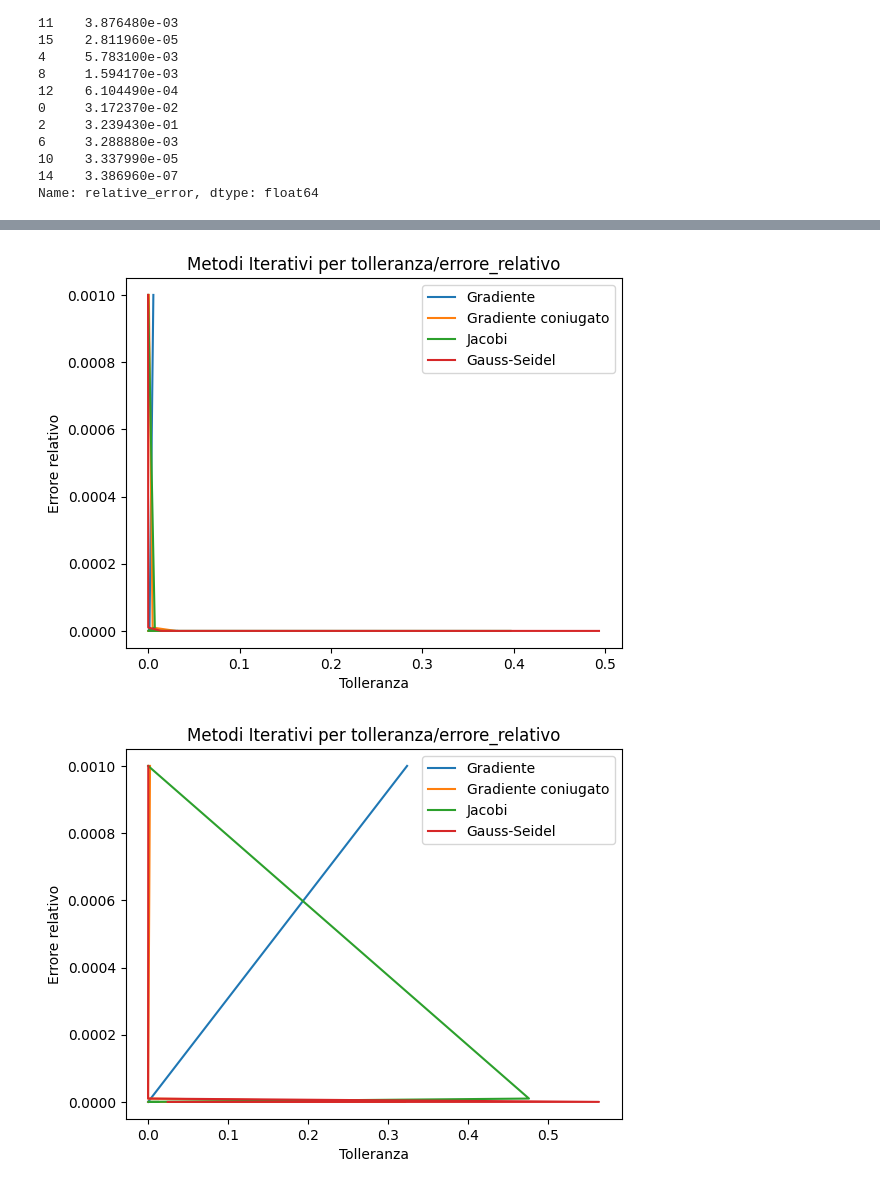
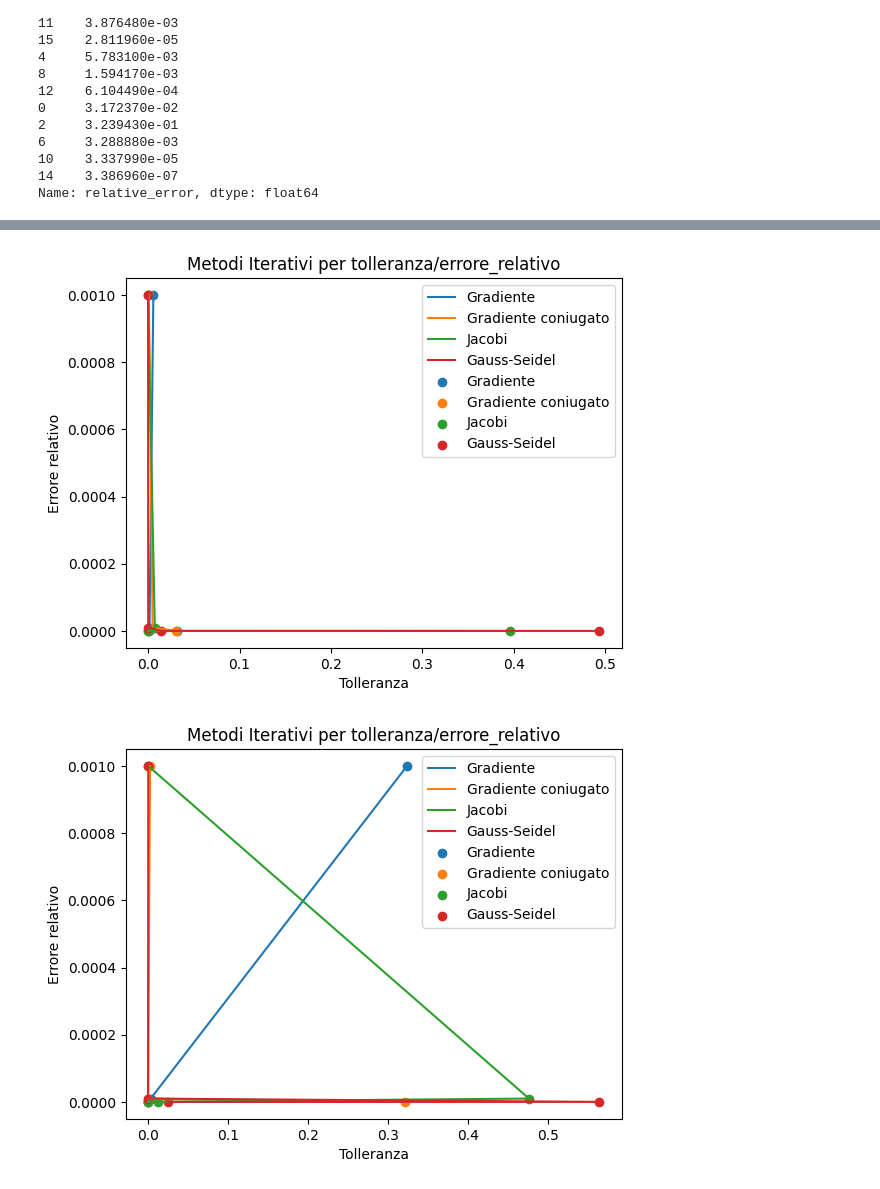
Before and after one commit to gabrielecanesi/iterative-solver, a Jupyter notebook: scripts/Untitled.ipynb, the cells around one changed output, grey strips where cells are left out. Cells and saved outputs as stored; diff of their text form; code cells hidden in the pictures.

```diff
--- a/scripts/Untitled.ipynb
+++ b/scripts/Untitled.ipynb
@@ -81,22 +93,32 @@ plt.show()
 # %%
 plt.plot(grad_rel_err[8:12], tol, label='Gradiente')
 plt.plot(grad_con_rel_err[8:12], tol, label='Gradiente coniugato')
 plt.plot(jac_rel_err[8:12], tol, label='Jacobi')
 plt.plot(gauss_rel_err[8:12], tol, label='Gauss-Seidel')
+
+plt.scatter(grad_rel_err[8:12], tol, label='Gradiente')
+plt.scatter(grad_con_rel_err[8:12], tol, label='Gradiente coniugato')
+plt.scatter(jac_rel_err[8:12], tol, label='Jacobi')
+plt.scatter(gauss_rel_err[8:12], tol, label='Gauss-Seidel')
 plt.legend()
 
 plt.xlabel('Tolleranza')
 plt.ylabel('Errore relativo')
 plt.title('Metodi Iterativi per tolleranza/errore_relativo')
 
 plt.show()
 # %% [output]
-[figure, old version]
+[figure, new version]
 # %%
 plt.plot(grad_rel_err[12:16], tol, label='Gradiente')
 plt.plot(grad_con_rel_err[12:16], tol, label='Gradiente coniugato')
 plt.plot(jac_rel_err[12:16], tol, label='Jacobi')
 plt.plot(gauss_rel_err[12:16], tol, label='Gauss-Seidel')
+
+plt.scatter(grad_rel_err[12:16], tol, label='Gradiente')
+plt.scatter(grad_con_rel_err[12:16], tol, label='Gradiente coniugato')
+plt.scatter(jac_rel_err[12:16], tol, label='Jacobi')
+plt.scatter(gauss_rel_err[12:16], tol, label='Gauss-Seidel')
 plt.legend()
 
 plt.xlabel('Tolleranza')
@@ -105,4 +127,4 @@ plt.title('Metodi Iterativi per tolleranza/errore_relativo')
 
 plt.show()
 # %% [output]
-[figure, old version]
+[figure, new version]
```
Also changed, not shown: parts of 2 cells of this notebook.
